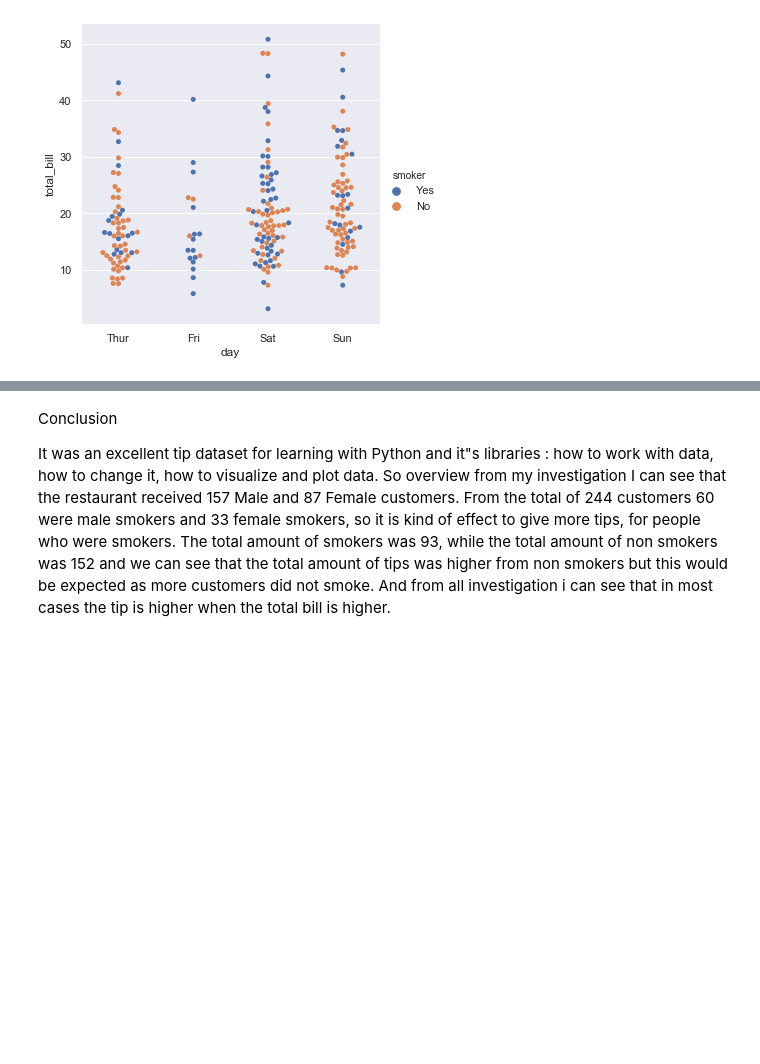
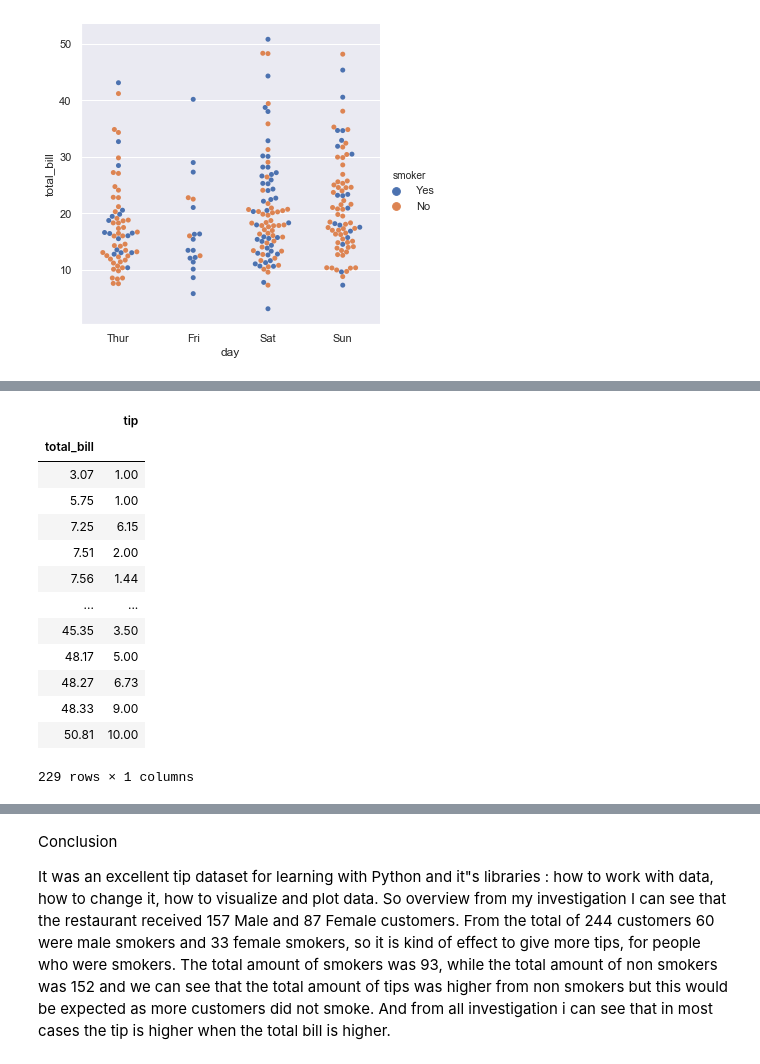
Before and after one commit to rituteval/Fundamentals-assesments, a Jupyter notebook: Tips data set.ipynb, the cells around one changed output, grey strips where cells are left out. Cells and saved outputs as stored; diff of their text form; code cells hidden in the pictures; blank space fills up the shorter version.

```diff
--- a/Tips data set.ipynb
+++ b/Tips data set.ipynb
@@ -490,0 +502,17 @@ sns.catplot(x="day", y="total_bill", hue="smoker", # Ploting categorical variabl
+# %%
+pd.pivot_table(data=df_tips, index='total_bill', values='tip', aggfunc='sum')
+# %% [output]
+|  | tip |
+| total_bill |  |
+| 3.07 | 1.00 |
+| 5.75 | 1.00 |
+| 7.25 | 6.15 |
+| 7.51 | 2.00 |
+| 7.56 | 1.44 |
+| ... | ... |
+| 45.35 | 3.50 |
+| 48.17 | 5.00 |
+| 48.27 | 6.73 |
+| 48.33 | 9.00 |
+| 50.81 | 10.00 |
+229 rows × 1 columns
```
Also changed, not shown: parts of 5 cells of this notebook.
